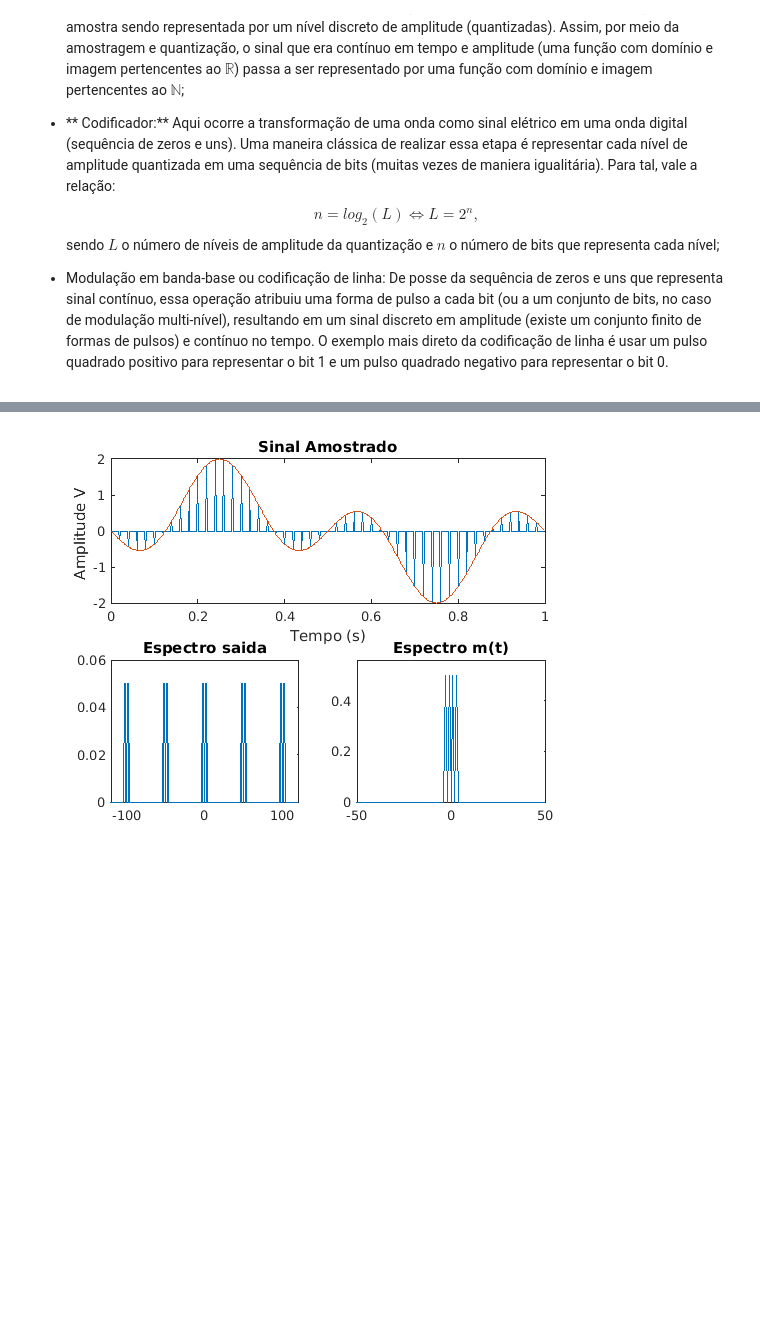
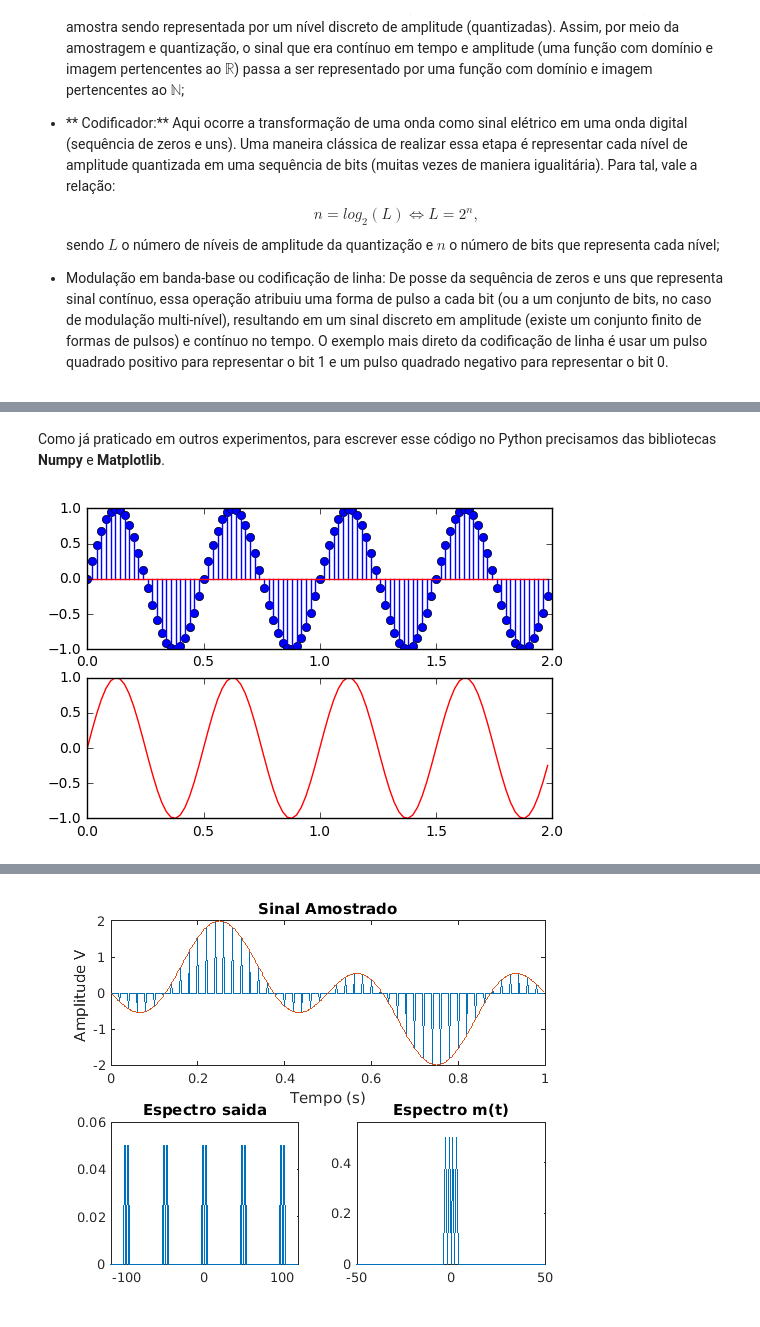
Before and after one commit to josemcast/DCO2004_LabPSC, a Jupyter notebook: h06.ipynb, the cells around one changed output, grey strips where cells are left out. Drawn from its saved outputs; the diff is of its cells as text; code cells hidden in the pictures; blank space fills up the shorter version.

```diff
--- a/h06.ipynb
+++ b/h06.ipynb
@@ -45,0 +48,15 @@ Faremos a amostragem do sinal via função downsample() seguida de upsample().
+# %% [markdown]
+Como já praticado em outros experimentos, para escrever esse código no Python precisamos das bibliotecas **Numpy** e **Matplotlib**.
+# %%
+import numpy as np
+from matplotlib import pyplot as plt
+Ts = 0.02
+t = np.arange(0,2,Ts)
+x = np.sin(t*2*np.pi*2)
+plt.subplot(211)
+plt.stem(t,x)
+plt.subplot(212)
+plt.plot(t,x,'r')
+plt.show()
+# %% [output]
+[figure, added]
```
Also changed, not shown: parts of 18 cells of this notebook.
